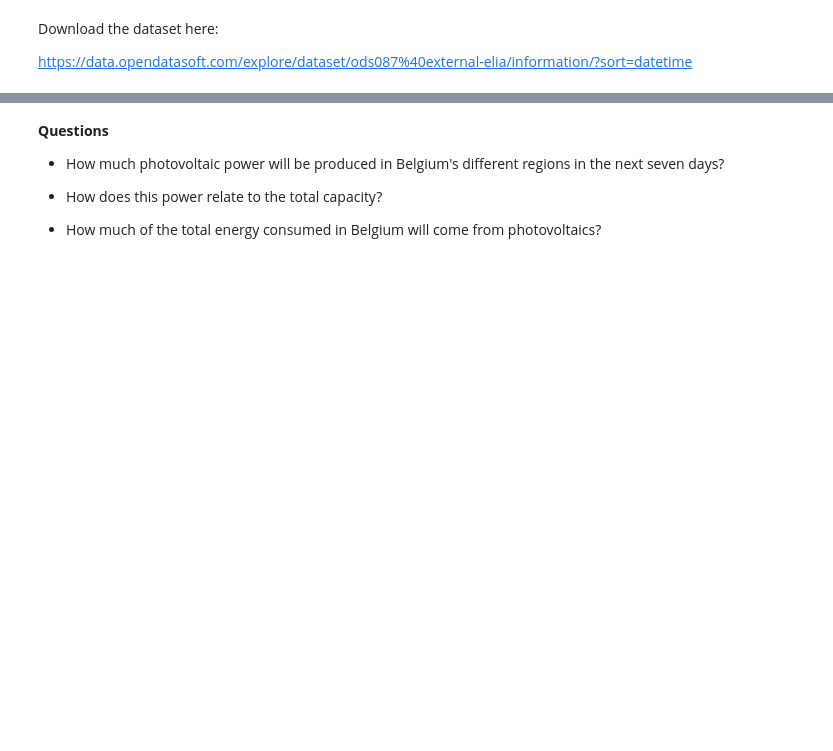
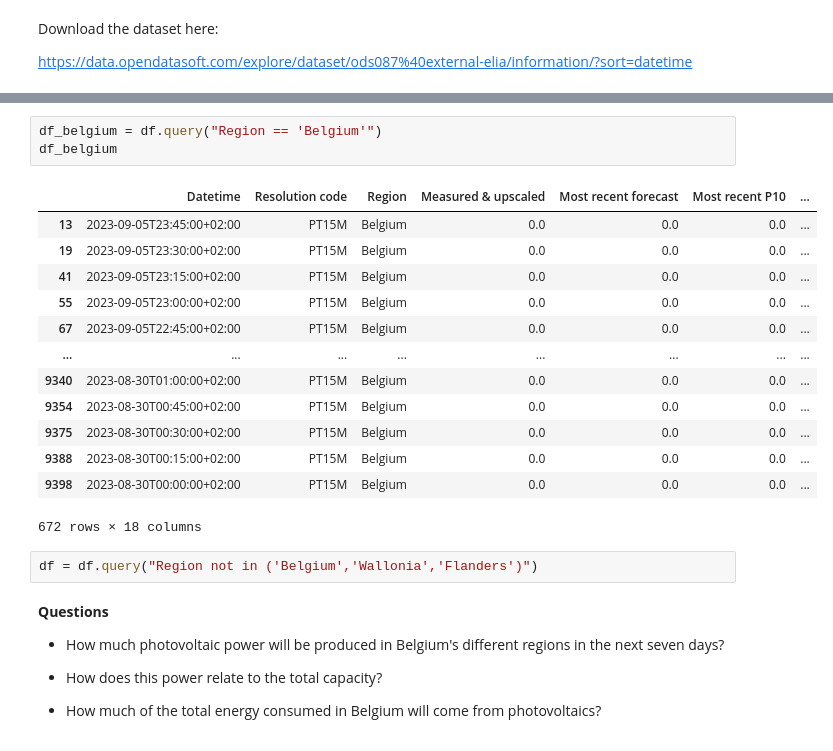
Before and after one commit to crlna16/medium_notebooks, a Jupyter notebook: friday_data_story/2023-09-01_BelgiumPhotovoltaicForecast.ipynb, the cells around one changed output, grey strips where cells are left out. Drawn from its saved outputs; the diff is of its cells as text; blank space fills up the shorter version.

```diff
--- a/friday_data_story/2023-09-01_BelgiumPhotovoltaicForecast.ipynb
+++ b/friday_data_story/2023-09-01_BelgiumPhotovoltaicForecast.ipynb
@@ -14,3 +31,22 @@ df['Resolution code'].value_counts()
+# %%
+df_belgium = df.query("Region == 'Belgium'")
+df_belgium
+# %% [output]
+|  | Datetime | Resolution code | Region | Measured & upscaled | Most recent forecast | Most recent P10 | ... |
+| 13 | 2023-09-05T23:45:00+02:00 | PT15M | Belgium | 0.0 | 0.0 | 0.0 | ... |
+| 19 | 2023-09-05T23:30:00+02:00 | PT15M | Belgium | 0.0 | 0.0 | 0.0 | ... |
+| 41 | 2023-09-05T23:15:00+02:00 | PT15M | Belgium | 0.0 | 0.0 | 0.0 | ... |
+| 55 | 2023-09-05T23:00:00+02:00 | PT15M | Belgium | 0.0 | 0.0 | 0.0 | ... |
+| 67 | 2023-09-05T22:45:00+02:00 | PT15M | Belgium | 0.0 | 0.0 | 0.0 | ... |
+| ... | ... | ... | ... | ... | ... | ... | ... |
+| 9340 | 2023-08-30T01:00:00+02:00 | PT15M | Belgium | 0.0 | 0.0 | 0.0 | ... |
+| 9354 | 2023-08-30T00:45:00+02:00 | PT15M | Belgium | 0.0 | 0.0 | 0.0 | ... |
+| 9375 | 2023-08-30T00:30:00+02:00 | PT15M | Belgium | 0.0 | 0.0 | 0.0 | ... |
+| 9388 | 2023-08-30T00:15:00+02:00 | PT15M | Belgium | 0.0 | 0.0 | 0.0 | ... |
+| 9398 | 2023-08-30T00:00:00+02:00 | PT15M | Belgium | 0.0 | 0.0 | 0.0 | ... |
+672 rows × 18 columns
+# %%
+df = df.query("Region not in ('Belgium','Wallonia','Flanders')")
 # %% [markdown]
 **Questions**
 
```
Also changed, not shown: parts of 10 cells of this notebook.
